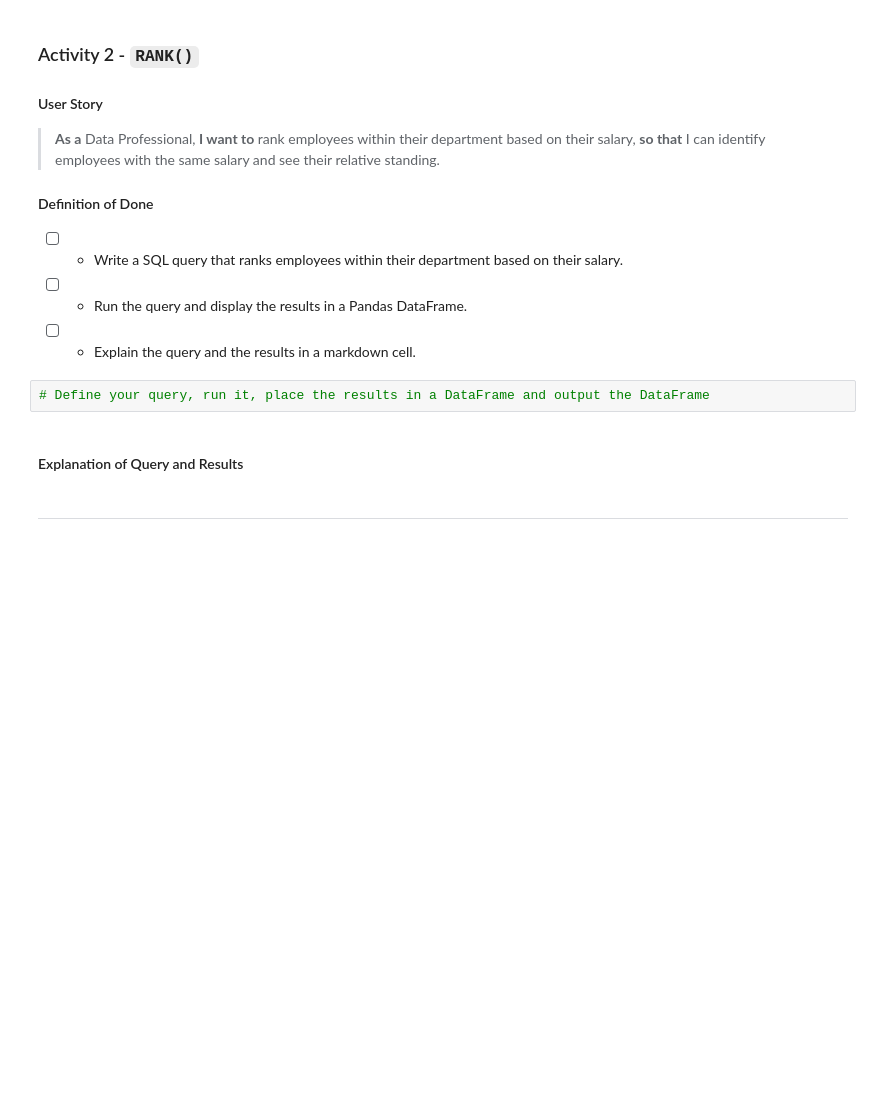
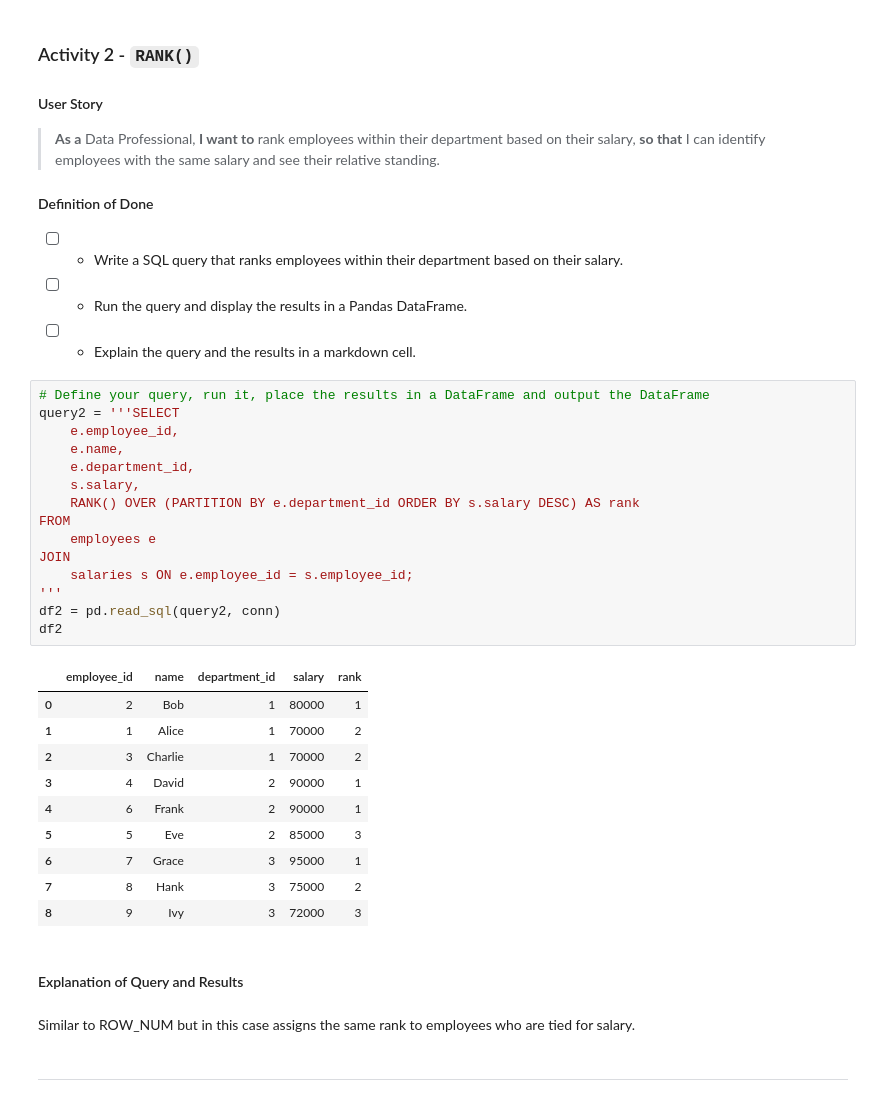
Before and after one commit to serena351/advanced-sql, a Jupyter notebook: window-functions.ipynb, the cells around one changed output. Drawn from its saved outputs; the diff is of its cells as text; blank space fills up the shorter version.

```diff
--- a/window-functions.ipynb
+++ b/window-functions.ipynb
@@ -376,10 +431,36 @@ cursor.executemany('INSERT INTO salaries (employee_id, salary) VALUES (?, ?)', s
 - [ ] - Write a SQL query that ranks employees within their department based on their salary.
 - [ ] - Run the query and display the results in a Pandas DataFrame.
 - [ ] - Explain the query and the results in a markdown cell.
-# %%
-# Define your query, run it, place the results in a DataFrame and output the DataFrame
+# %%
+# Define your query, run it, place the results in a DataFrame and output the DataFrame
+query2 = '''SELECT
+    e.employee_id,
+    e.name,
+    e.department_id,
+    s.salary,
+    RANK() OVER (PARTITION BY e.department_id ORDER BY s.salary DESC) AS rank
+FROM
+    employees e
+JOIN
+    salaries s ON e.employee_id = s.employee_id;
+'''
+df2 = pd.read_sql(query2, conn)
+df2
+# %% [output]
+|  | employee_id | name | department_id | salary | rank |
+| 0 | 2 | Bob | 1 | 80000 | 1 |
+| 1 | 1 | Alice | 1 | 70000 | 2 |
+| 2 | 3 | Charlie | 1 | 70000 | 2 |
+| 3 | 4 | David | 2 | 90000 | 1 |
+| 4 | 6 | Frank | 2 | 90000 | 1 |
+| 5 | 5 | Eve | 2 | 85000 | 3 |
+| 6 | 7 | Grace | 3 | 95000 | 1 |
+| 7 | 8 | Hank | 3 | 75000 | 2 |
+| 8 | 9 | Ivy | 3 | 72000 | 3 |
 # %% [markdown]
 #### Explanation of Query and Results
+# %% [markdown]
+Similar to ROW_NUM but in this case assigns the same rank to employees who are tied for salary.
 # %% [markdown]
 ---
 # %% [markdown]
```
Also changed, not shown: parts of 12 cells of this notebook, 1 other file.
